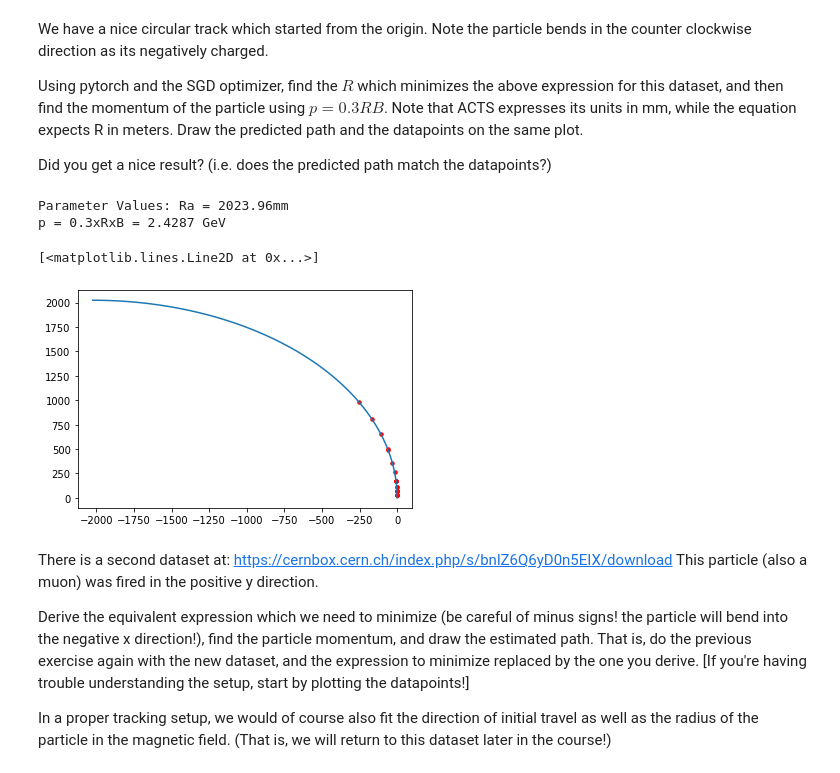
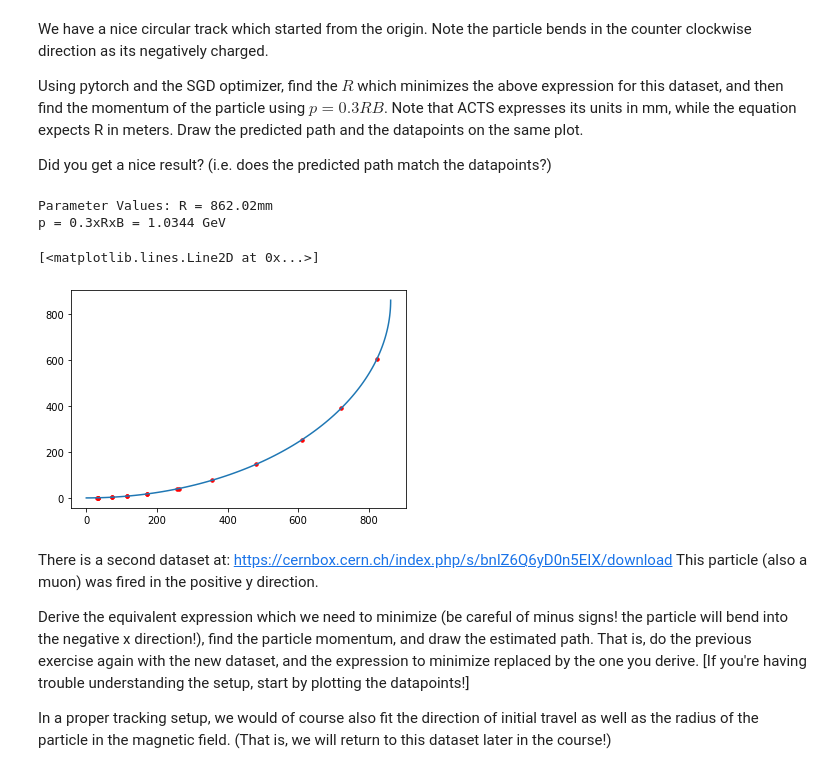
Before and after one commit to nyw-pathfinder/Deep-Learning-Bootcamp-with-PyTorch, a Jupyter notebook: 02-optimization.ipynb, the cells around one changed output. Saved outputs shown, nothing was run; the diff lists cells and outputs as text; code cells hidden in the pictures.

```diff
--- a/02-optimization.ipynb
+++ b/02-optimization.ipynb
@@ -710,53 +710,36 @@ Did you get a nice result? (i.e. does the predicted path match the datapoints?)
 # %%
 import torch
 import torch.optim as optim
-import csv
-import requests
-import io
-import numpy as np
-import matplotlib.pyplot as plt
-
-
-r = requests.get('https://cernbox.cern.ch/index.php/s/bnlZ6Q6yD0n5EIX/download')
-reader = csv.reader(io.StringIO(r.text), delimiter=',')
-header = None
-datapoints = []
-for row in reader:
-    if header is None: header = row
-    else:
-        row = {h:v for h,v in zip(header, row)}
-        x, y = row['tx'], row['ty']
-        datapoints.append((float(x),float(y)))
-datapoints = np.array(datapoints)
 
 xs = torch.tensor(datapoints[:,0])
 ys = torch.tensor(datapoints[:,1])
 
 Ra = torch.tensor([10.], requires_grad=True)
 
 opt = optim.SGD([Ra], lr=0.000002)
 f_loss = torch.nn.MSELoss() # mean square error loss (y_true-y_pred)**2, by default averages over the batch
 
-model = lambda x, y: x*x + y*y + 2*x*Ra
+model = (lambda x, y: x*x + y*y - 2*y*Ra)
 
-for times in range(50): #
+for times in range(20): #
     opt.zero_grad() # clear the gradient
     y_model = model(xs, ys) # calculate the function
     loss = f_loss(torch.zeros_like(y_model),y_model) # calculate the loss for the point
     loss.backward() # calculate and accumulate the gradient
     opt.step() # Update using the gradient, step in the *opposite* direction
 
-print(f"Parameter Values: Ra = {Ra.item():.2f}mm")
+
+print(f"Parameter Values: R = {Ra.item():.2f}mm")
 print(f"p = 0.3xRxB = {0.3*Ra.item()*0.001*4:.4f} GeV")
 
 theta = np.linspace(0, np.pi/2, 100)
 plt.scatter(xs, ys, s=12, color='red')
-plt.plot(-Ra.detach()*(1-np.cos(theta)), Ra.detach()*np.sin(theta))
+plt.plot(Ra.detach()*np.sin(theta), Ra.detach()*(1-np.cos(theta)))
 # %% [output]
-Parameter Values: Ra = 2023.96mm
-p = 0.3xRxB = 2.4287 GeV
+Parameter Values: R = 862.02mm
+p = 0.3xRxB = 1.0344 GeV
 [<matplotlib.lines.Line2D at 0x...>]
-[figure, old version]
+[figure, new version]
 # %% [markdown]
 There is a second dataset at:
 https://cernbox.cern.ch/index.php/s/bnlZ6Q6yD0n5EIX/download
```
Also changed, not shown: parts of 1 cell of this notebook.
